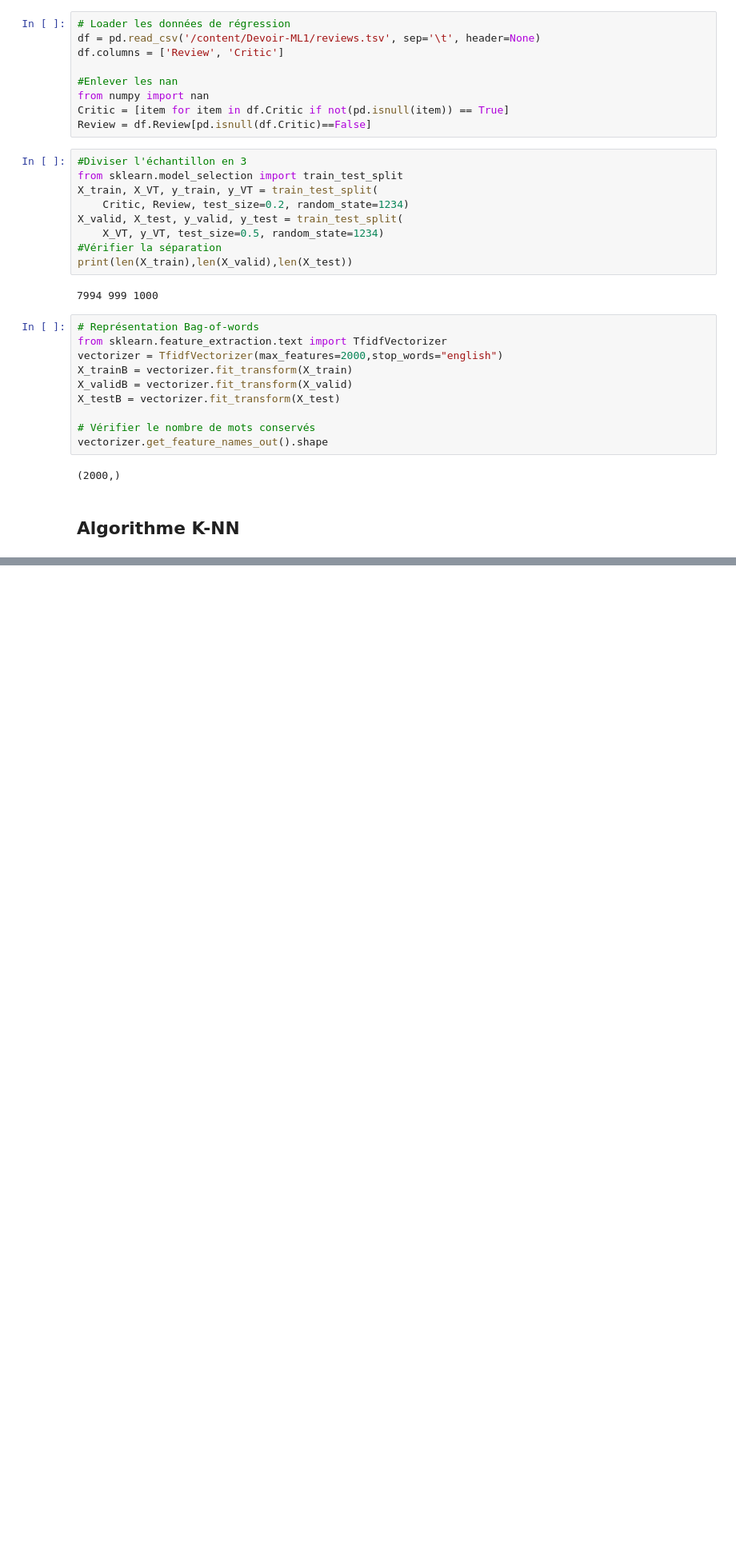
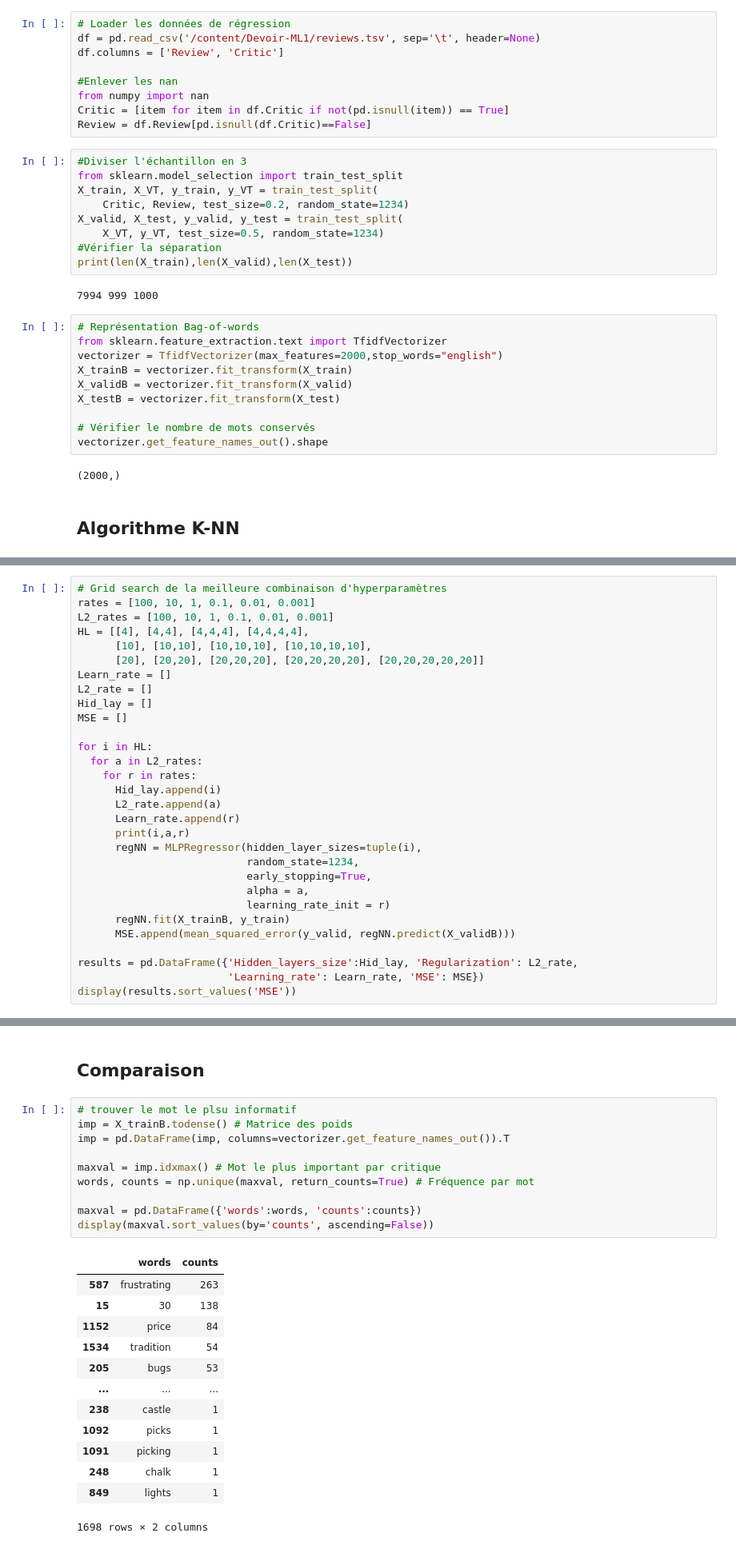
Before and after one commit to KenzaChraibi/Devoir-ML1, a Jupyter notebook: Devoir_ML1.ipynb, the cells around one changed output, grey strips where cells are left out. Shown at 80% size. Saved outputs shown, nothing was run; the diff lists cells and outputs as text; blank space fills up the shorter version.

```diff
--- a/Devoir_ML1.ipynb
+++ b/Devoir_ML1.ipynb
@@ -176,0 +247,30 @@ vectorizer.get_feature_names_out().shape
+# %%
+# Grid search de la meilleure combinaison d'hyperparamètres
+rates = [100, 10, 1, 0.1, 0.01, 0.001]
+L2_rates = [100, 10, 1, 0.1, 0.01, 0.001]
+HL = [[4], [4,4], [4,4,4], [4,4,4,4],
+      [10], [10,10], [10,10,10], [10,10,10,10],
+      [20], [20,20], [20,20,20], [20,20,20,20], [20,20,20,20,20]]
+Learn_rate = []
+L2_rate = []
+Hid_lay = []
+MSE = []
+
+for i in HL:
+  for a in L2_rates:
+    for r in rates:
+      Hid_lay.append(i)
+      L2_rate.append(a)
+      Learn_rate.append(r)
+      print(i,a,r)
+      regNN = MLPRegressor(hidden_layer_sizes=tuple(i),
+                           random_state=1234,
+                           early_stopping=True,
+                           alpha = a,
+                           learning_rate_init = r)
+      regNN.fit(X_trainB, y_train)
+      MSE.append(mean_squared_error(y_valid, regNN.predict(X_validB)))
+
+results = pd.DataFrame({'Hidden_layers_size':Hid_lay, 'Regularization': L2_rate,
+                        'Learning_rate': Learn_rate, 'MSE': MSE})
+display(results.sort_values('MSE'))
@@ -176,0 +408,26 @@ vectorizer.get_feature_names_out().shape
+# %% [markdown]
+## Comparaison
+# %%
+# trouver le mot le plsu informatif
+imp = X_trainB.todense() # Matrice des poids
+imp = pd.DataFrame(imp, columns=vectorizer.get_feature_names_out()).T
+
+maxval = imp.idxmax() # Mot le plus important par critique
+words, counts = np.unique(maxval, return_counts=True) # Fréquence par mot
+
+maxval = pd.DataFrame({'words':words, 'counts':counts})
+display(maxval.sort_values(by='counts', ascending=False))
+# %% [output]
+|  | words | counts |
+| 587 | frustrating | 263 |
+| 15 | 30 | 138 |
+| 1152 | price | 84 |
+| 1534 | tradition | 54 |
+| 205 | bugs | 53 |
+| ... | ... | ... |
+| 238 | castle | 1 |
+| 1092 | picks | 1 |
+| 1091 | picking | 1 |
+| 248 | chalk | 1 |
+| 849 | lights | 1 |
+1698 rows × 2 columns
```
Also changed, not shown: parts of 15 cells of this notebook.
